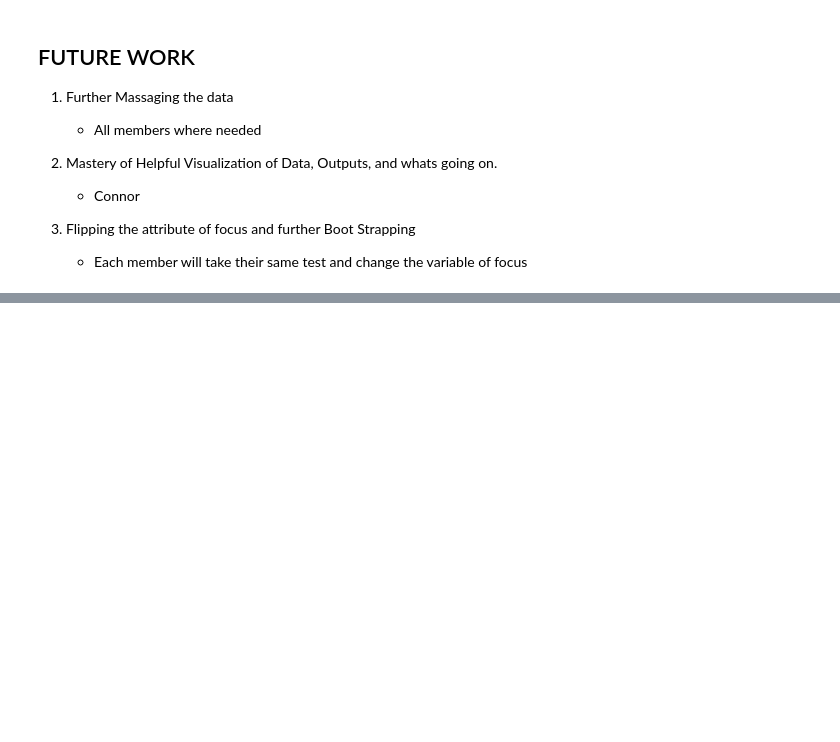
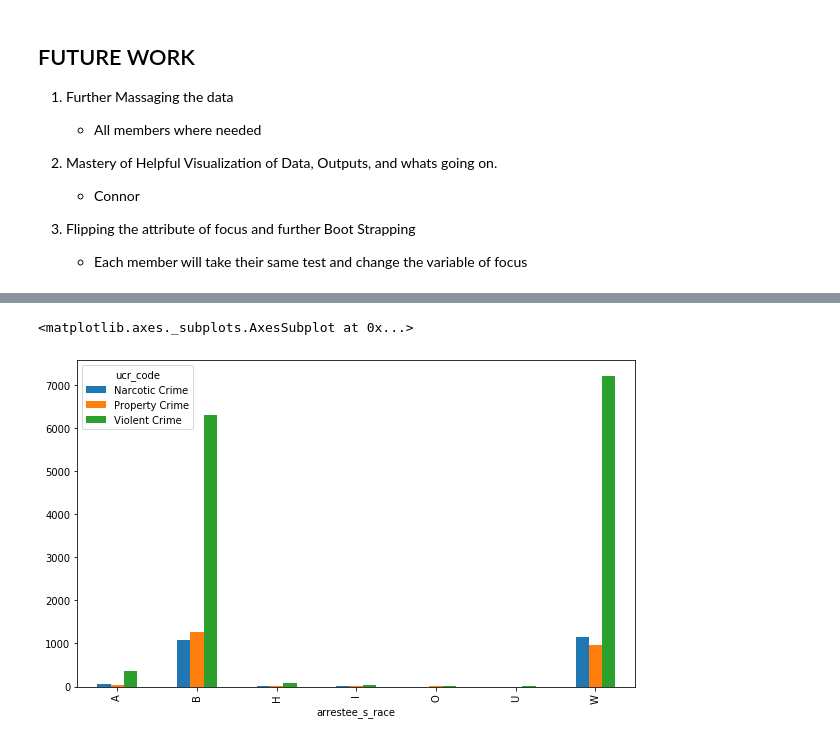
Before and after one commit to ConnorNelson1/Data_Analysis-Group-Project, a Jupyter notebook: CV_Group_Presentation.01-Copy1.ipynb, the cells around one changed output, grey strips where cells are left out. Cells and saved outputs as stored; diff of their text form; code cells hidden in the pictures; blank space fills up the shorter version.

```diff
--- a/CV_Group_Presentation.01-Copy1.ipynb
+++ b/CV_Group_Presentation.01-Copy1.ipynb
@@ -1070,0 +1107,3 @@ Testing Error: 0.7538503850385039
+# %%
+temp = pam_2.groupby('ucr_code').arrestee_s_race.value_counts().unstack(0)
+temp
@@ -1070,0 +1120,6 @@ Testing Error: 0.7538503850385039
+# %%
+fig, ax = plt.subplots( figsize = (10,6))
+temp.plot.bar(ax = ax)
+# %% [output]
+<matplotlib.axes._subplots.AxesSubplot at 0x...>
+[figure, added]
```
Also changed, not shown: parts of 12 cells of this notebook.
